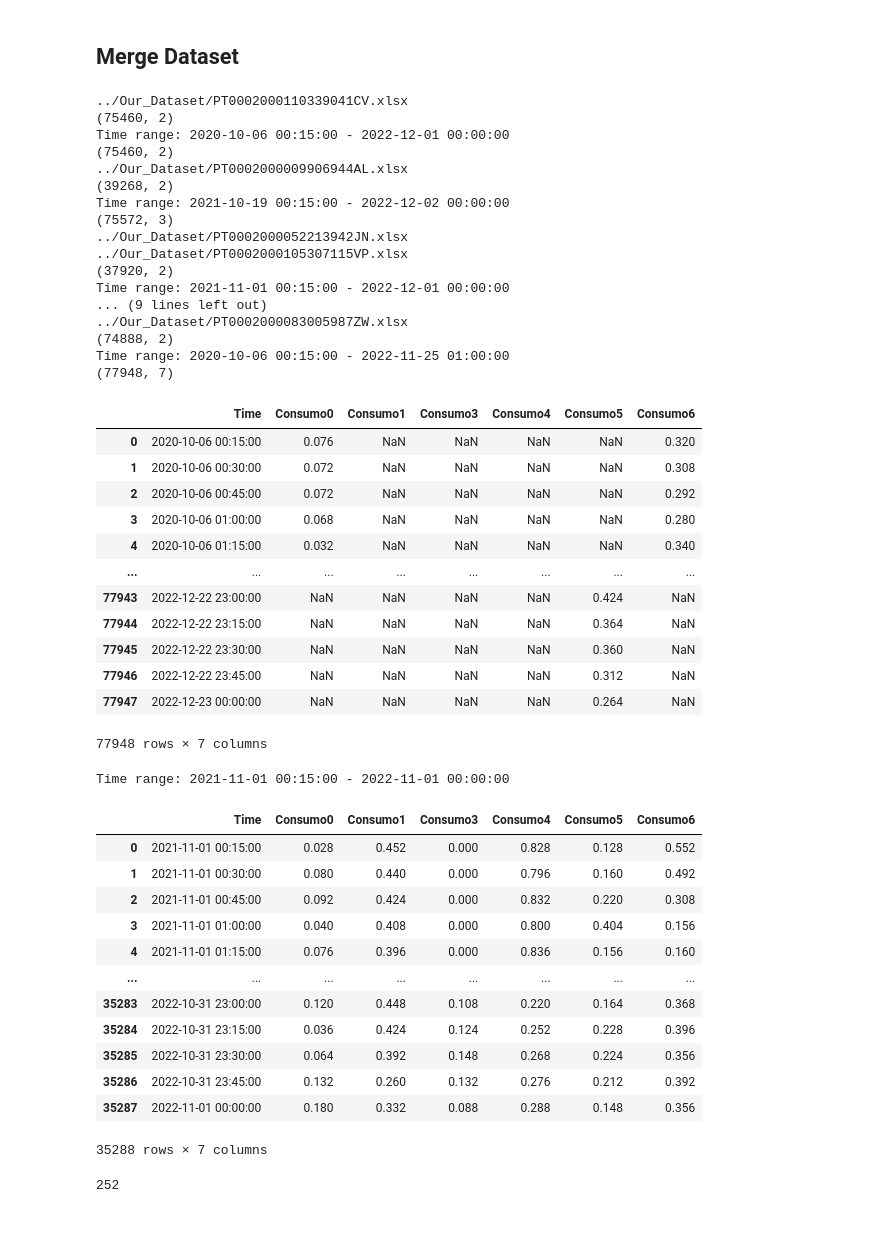
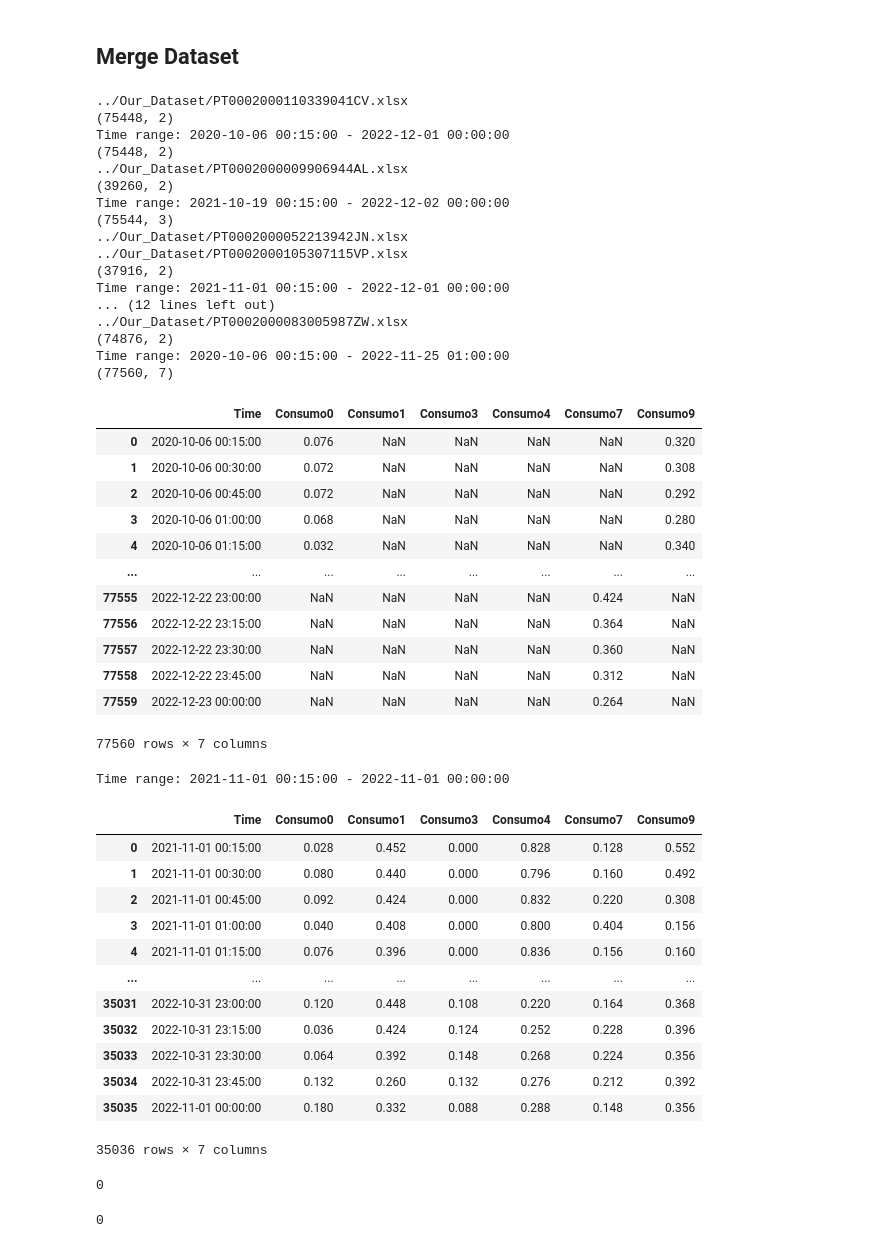
Before and after one commit to franciscomonteiro85/rec-energy-prediction-algorithm, a Jupyter notebook: Dataset_Merging.ipynb, the cells around one changed output. Drawn from its saved outputs; the diff is of its cells as text; code cells hidden in the pictures.

```diff
--- a/Dataset_Merging.ipynb
+++ b/Dataset_Merging.ipynb
@@ -27,62 +27,60 @@ df = pd.DataFrame()
 drop_list = ['Data','Hora', 'Unnamed: 3', 'Unnamed: 4', 'Unnamed: 5']
 while i < len(files_list):
     print(files_list[i])
-    if(files_list[i] == "../Our_Dataset/PT0002000052213942JN.xlsx"):
+    if(files_list[i] == "../Our_Dataset/PT0002000052213942JN.xlsx" or files_list[i] == "../Our_Dataset/PT0002000077861448JB.xlsx" or files_list[i] == "../Our_Dataset/PT0002000009223751SH.xlsx" or files_list[i] == "../Our_Dataset/PT0002000077784987RW.xlsx"):
         i += 1
         continue
     data = pd.read_excel(files_list[i], sheet_name=['Total_Consumers'])
     df_tmp = data['Total_Consumers']
     df_tmp['Data'] = df_tmp['Data'].apply(lambda x: str(x).replace('/', '-'))
     df_tmp['Time'] = df_tmp['Data'] + ' ' + df_tmp['Hora']
     df_tmp['Time'] = pd.to_datetime(df_tmp['Time'], infer_datetime_format=True)
     tmp_filter = df_tmp.filter(drop_list)
     df_tmp.drop(tmp_filter, axis=1, inplace=True)
     df_tmp.dropna(subset=['Time'], inplace=True)
     df_tmp = df_tmp.iloc[:,[1,0]]
-    #df_tmp.set_index('Time', inplace=True)
-    #df = pd.concat([df, df_tmp], axis = 1)
+    df_tmp = df_tmp.drop_duplicates(subset=['Time'])
     print(df_tmp.shape)
-    #print("Time range" + ": " + str(min(df_tmp.index)) + " - " + str(max(df_tmp.index)))
     print("Time range" + ": " + str(min(df_tmp['Time'])) + " - " + str(max(df_tmp['Time'])))
     if len(df) == 0:
         df = df_tmp
     else:
         df = df.merge(df_tmp, on='Time', how='outer')
     df.rename(columns={'Consumo Registado': 'Consumo' + str(i)}, inplace=True)
     print(df.shape)
     i += 1
 df
 # %% [output]
 ../Our_Dataset/PT0002000110339041CV.xlsx
-(75460, 2)
+(75448, 2)
 Time range: 2020-10-06 00:15:00 - 2022-12-01 00:00:00
-(75460, 2)
+(75448, 2)
 ../Our_Dataset/PT0002000009906944AL.xlsx
-(39268, 2)
+(39260, 2)
 Time range: 2021-10-19 00:15:00 - 2022-12-02 00:00:00
-(75572, 3)
+(75544, 3)
 ../Our_Dataset/PT0002000052213942JN.xlsx
 ../Our_Dataset/PT0002000105307115VP.xlsx
-(37920, 2)
+(37916, 2)
 Time range: 2021-11-01 00:15:00 - 2022-12-01 00:00:00
-... (9 lines left out)
+... (12 lines left out)
 ../Our_Dataset/PT0002000083005987ZW.xlsx
-(74888, 2)
+(74876, 2)
 Time range: 2020-10-06 00:15:00 - 2022-11-25 01:00:00
-(77948, 7)
+(77560, 7)
-|  | Time | Consumo0 | Consumo1 | Consumo3 | Consumo4 | Consumo5 | Consumo6 |
+|  | Time | Consumo0 | Consumo1 | Consumo3 | Consumo4 | Consumo7 | Consumo9 |
 | 0 | 2020-10-06 00:15:00 | 0.076 | NaN | NaN | NaN | NaN | 0.320 |
 | 1 | 2020-10-06 00:30:00 | 0.072 | NaN | NaN | NaN | NaN | 0.308 |
 | 2 | 2020-10-06 00:45:00 | 0.072 | NaN | NaN | NaN | NaN | 0.292 |
 | 3 | 2020-10-06 01:00:00 | 0.068 | NaN | NaN | NaN | NaN | 0.280 |
 | 4 | 2020-10-06 01:15:00 | 0.032 | NaN | NaN | NaN | NaN | 0.340 |
 | ... | ... | ... | ... | ... | ... | ... | ... |
-| 77943 | 2022-12-22 23:00:00 | NaN | NaN | NaN | NaN | 0.424 | NaN |
-| 77944 | 2022-12-22 23:15:00 | NaN | NaN | NaN | NaN | 0.364 | NaN |
-| 77945 | 2022-12-22 23:30:00 | NaN | NaN | NaN | NaN | 0.360 | NaN |
-| 77946 | 2022-12-22 23:45:00 | NaN | NaN | NaN | NaN | 0.312 | NaN |
-| 77947 | 2022-12-23 00:00:00 | NaN | NaN | NaN | NaN | 0.264 | NaN |
+| 77555 | 2022-12-22 23:00:00 | NaN | NaN | NaN | NaN | 0.424 | NaN |
+| 77556 | 2022-12-22 23:15:00 | NaN | NaN | NaN | NaN | 0.364 | NaN |
+| 77557 | 2022-12-22 23:30:00 | NaN | NaN | NaN | NaN | 0.360 | NaN |
+| 77558 | 2022-12-22 23:45:00 | NaN | NaN | NaN | NaN | 0.312 | NaN |
+| 77559 | 2022-12-23 00:00:00 | NaN | NaN | NaN | NaN | 0.264 | NaN |
-77948 rows × 7 columns
+77560 rows × 7 columns
 # %%
 df_sync = df.dropna()
 df_sync.reset_index(inplace=True, drop=True)
@@ -90,24 +88,29 @@ print("Time range" + ": " + str(min(df_sync['Time'])) + " - " + str(max(df_sync[
 df_sync
 # %% [output]
 Time range: 2021-11-01 00:15:00 - 2022-11-01 00:00:00
-|  | Time | Consumo0 | Consumo1 | Consumo3 | Consumo4 | Consumo5 | Consumo6 |
+|  | Time | Consumo0 | Consumo1 | Consumo3 | Consumo4 | Consumo7 | Consumo9 |
 | 0 | 2021-11-01 00:15:00 | 0.028 | 0.452 | 0.000 | 0.828 | 0.128 | 0.552 |
 | 1 | 2021-11-01 00:30:00 | 0.080 | 0.440 | 0.000 | 0.796 | 0.160 | 0.492 |
 | 2 | 2021-11-01 00:45:00 | 0.092 | 0.424 | 0.000 | 0.832 | 0.220 | 0.308 |
 | 3 | 2021-11-01 01:00:00 | 0.040 | 0.408 | 0.000 | 0.800 | 0.404 | 0.156 |
 | 4 | 2021-11-01 01:15:00 | 0.076 | 0.396 | 0.000 | 0.836 | 0.156 | 0.160 |
 | ... | ... | ... | ... | ... | ... | ... | ... |
-| 35283 | 2022-10-31 23:00:00 | 0.120 | 0.448 | 0.108 | 0.220 | 0.164 | 0.368 |
-| 35284 | 2022-10-31 23:15:00 | 0.036 | 0.424 | 0.124 | 0.252 | 0.228 | 0.396 |
-| 35285 | 2022-10-31 23:30:00 | 0.064 | 0.392 | 0.148 | 0.268 | 0.224 | 0.356 |
-| 35286 | 2022-10-31 23:45:00 | 0.132 | 0.260 | 0.132 | 0.276 | 0.212 | 0.392 |
-| 35287 | 2022-11-01 00:00:00 | 0.180 | 0.332 | 0.088 | 0.288 | 0.148 | 0.356 |
+| 35031 | 2022-10-31 23:00:00 | 0.120 | 0.448 | 0.108 | 0.220 | 0.164 | 0.368 |
+| 35032 | 2022-10-31 23:15:00 | 0.036 | 0.424 | 0.124 | 0.252 | 0.228 | 0.396 |
+| 35033 | 2022-10-31 23:30:00 | 0.064 | 0.392 | 0.148 | 0.268 | 0.224 | 0.356 |
+| 35034 | 2022-10-31 23:45:00 | 0.132 | 0.260 | 0.132 | 0.276 | 0.212 | 0.392 |
+| 35035 | 2022-11-01 00:00:00 | 0.180 | 0.332 | 0.088 | 0.288 | 0.148 | 0.356 |
-35288 rows × 7 columns
+35036 rows × 7 columns
 # %%
 dplctd = df_sync.duplicated(subset=['Time']).sum()
 dplctd
 # %% [output]
-252
+0
+# %%
+dplctd = df.duplicated(subset=['Time']).sum()
+dplctd
+# %% [output]
+0
 # %%
 df.sort_values(by=['Time'], inplace=True)
 df
```
Also changed, not shown: parts of 9 cells of this notebook, 6 other files.
